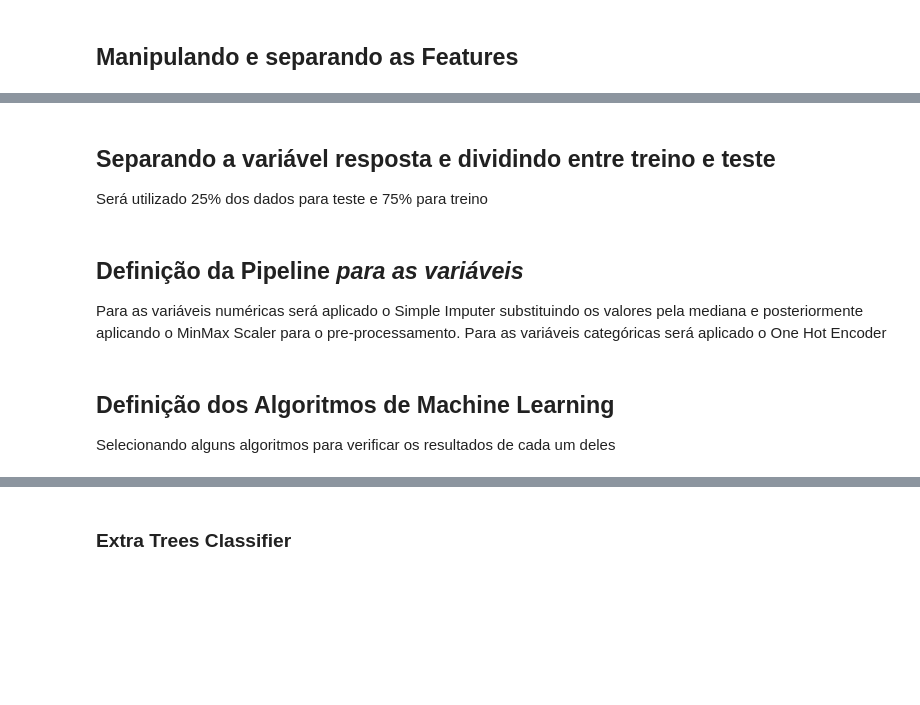
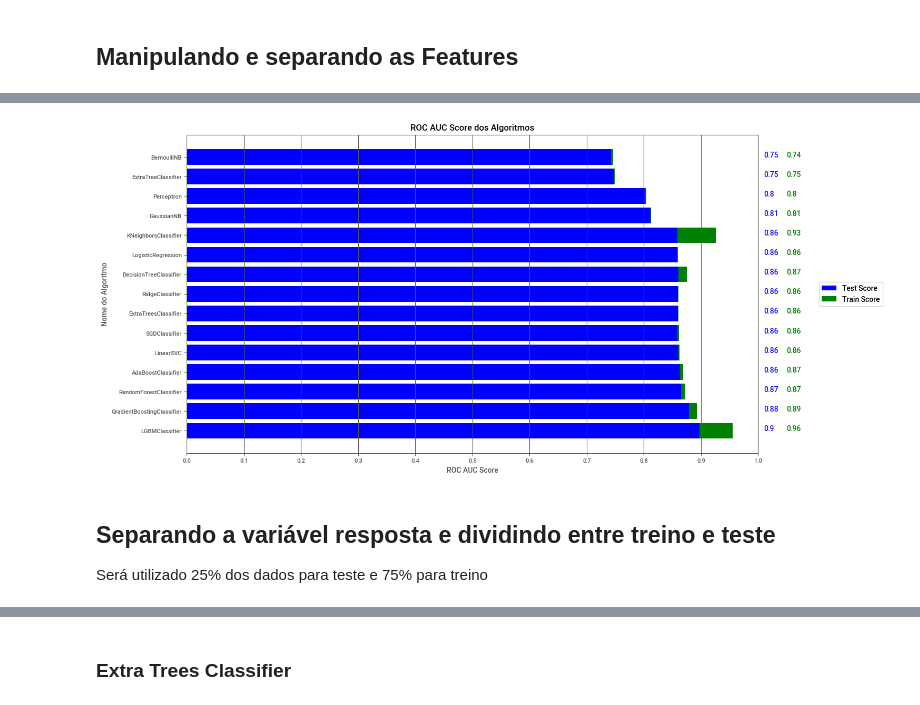
Before and after one commit to thifujikawa/clientes_olist, a Jupyter notebook: Modelling/modelling.ipynb, the cells around one changed output, grey strips where cells are left out. Drawn from its saved outputs; the diff is of its cells as text; code cells hidden in the pictures; blank space fills up the shorter version.

Commit message:
otimizando o algoritmo e mudando comentarios

```diff
--- a/Modelling/modelling.ipynb
+++ b/Modelling/modelling.ipynb
@@ -97,3 +242,20 @@ num_features = df[features].dtypes[df[features].dtypes !='category'].index.tolis
+# %%
+fig, ax = plt.subplots(figsize = (14, 8))
+ax.barh(y=MLA_Compare['MLA Name'], width=MLA_Compare['MLA Test ROC_AUC Mean'], color = 'b' , label = 'Test Score')
+ax.barh(y=MLA_Compare['MLA Name'], width=MLA_Compare['MLA Train ROC_AUC Mean']- MLA_Compare['MLA Test ROC_AUC Mean'], color = 'g', label = "Train Score", left=MLA_Compare['MLA Test ROC_AUC Mean'] )
+for index, data in enumerate(MLA_Compare['MLA Test ROC_AUC Mean']):
+    plt.text(x=1.01 , y = index, s=MLA_Compare['MLA Test ROC_AUC Mean'][index].round(2) ,color = "b")
+    plt.text(x=1.05 , y = index, s=MLA_Compare['MLA Train ROC_AUC Mean'][index].round(2), color = "g")
+plt.xlim(0,1)
+ax.grid(axis="x")
+plt.ylabel("Nome do Algoritmo")
+plt.xlabel("ROC AUC Score")
+plt.xticks(np.arange(0, 1.1, step=0.1))
+plt.title('ROC AUC Score dos Algoritmos')
+plt.legend(loc='center left', bbox_to_anchor=(1.1, 0.5))
+plt.show()
+# %% [output]
+[figure, added]
 # %% [markdown]
 ## Separando a variável resposta e dividindo entre treino e teste
 Será utilizado 25% dos dados para teste e 75% para treino
@@ -103,6 +263,0 @@ X_train, X_test, y_train, y_test = train_test_split(df[features], df[target],
-# %% [markdown]
-
-## Definição da Pipeline *para as variáveis*
-
-Para as variáveis numéricas será aplicado o Simple Imputer substituindo os valores pela mediana e posteriormente aplicando o MinMax Scaler para o pre-processamento.
-Para as variáveis categóricas será aplicado o One Hot Encoder
@@ -114,3 +263,0 @@ preparation = ColumnTransformer( transformers= [    ('numeric', num_enc, num_fea
-# %% [markdown]
-## Definição dos Algoritmos de Machine Learning
-Selecionando alguns algoritmos para verificar os resultados de cada um deles
```
Also changed, not shown: parts of 69 cells of this notebook, 2 other files.
